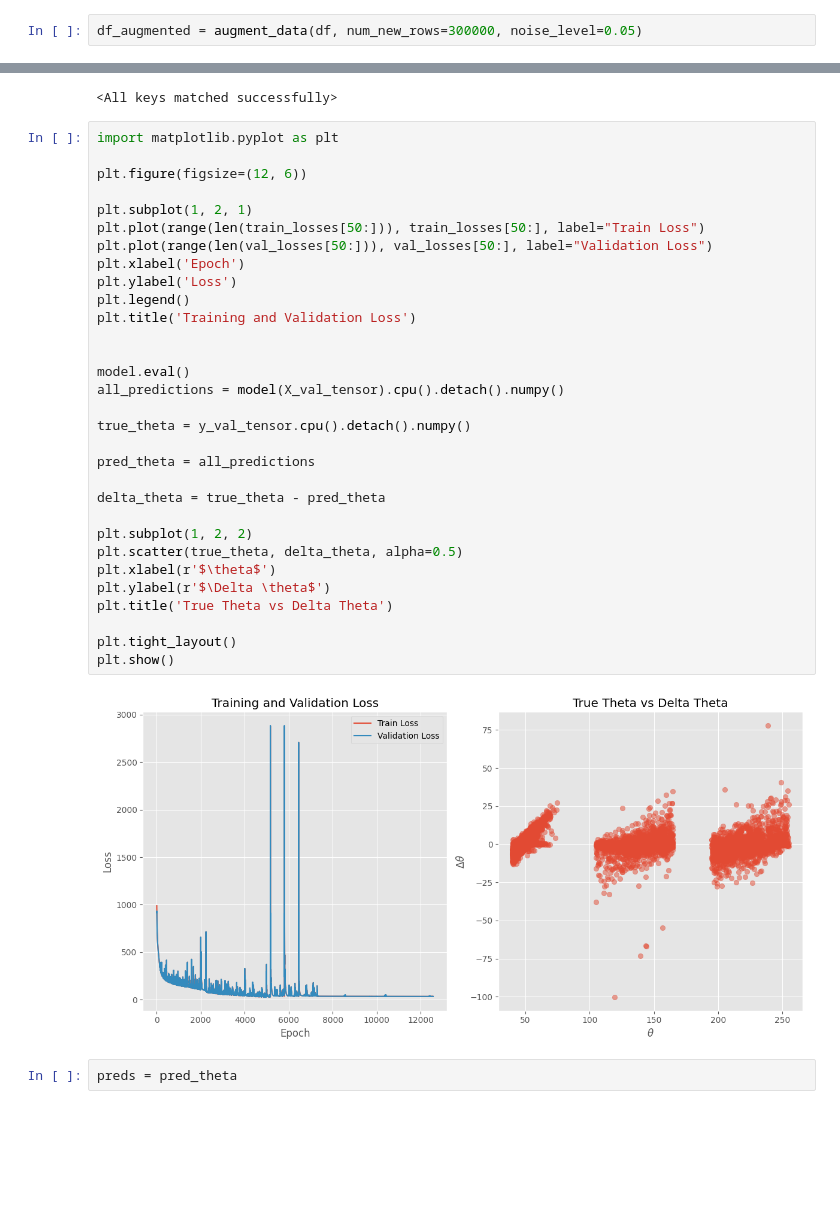
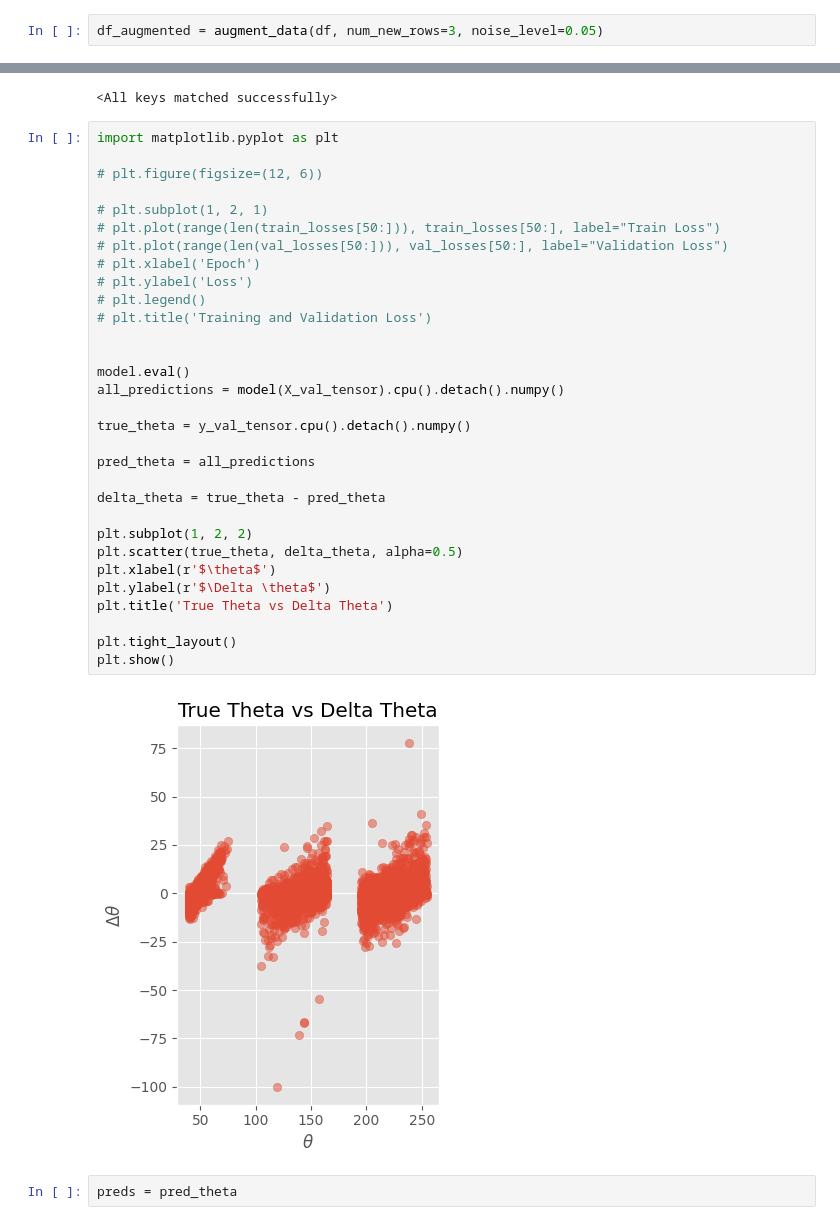
Before and after one commit to matalhim/EAS, a Jupyter notebook: direction/nn4.ipynb, the cells around one changed output, grey strips where cells are left out. Saved outputs shown, nothing was run; the diff lists cells and outputs as text; blank space fills up the shorter version.

```diff
--- a/direction/nn4.ipynb
+++ b/direction/nn4.ipynb
@@ -67,6 +67,6 @@ def augment_data(df, num_new_rows=100, noise_level=0.05):
 
     return augmented_data
 # %%
-df_augmented = augment_data(df, num_new_rows=300000, noise_level=0.05)
+df_augmented = augment_data(df, num_new_rows=3, noise_level=0.05)
 # %%
 df_augmented.to_csv(r'..\data\train1.csv', index=False)
@@ -276,36 +279,36 @@ model.load_state_dict(checkpoint['model_state_dict'])
 # %%
 import matplotlib.pyplot as plt
 
-plt.figure(figsize=(12, 6))
+# plt.figure(figsize=(12, 6))
 
-plt.subplot(1, 2, 1)
-plt.plot(range(len(train_losses[50:])), train_losses[50:], label="Train Loss")
-plt.plot(range(len(val_losses[50:])), val_losses[50:], label="Validation Loss")
-plt.xlabel('Epoch')
-plt.ylabel('Loss')
-plt.legend()
-plt.title('Training and Validation Loss')
+# plt.subplot(1, 2, 1)
+# plt.plot(range(len(train_losses[50:])), train_losses[50:], label="Train Loss")
+# plt.plot(range(len(val_losses[50:])), val_losses[50:], label="Validation Loss")
+# plt.xlabel('Epoch')
+# plt.ylabel('Loss')
+# plt.legend()
+# plt.title('Training and Validation Loss')
 
 
 model.eval()
 all_predictions = model(X_val_tensor).cpu().detach().numpy()
 
 true_theta = y_val_tensor.cpu().detach().numpy()
 
 pred_theta = all_predictions
 
 delta_theta = true_theta - pred_theta
 
 plt.subplot(1, 2, 2)
 plt.scatter(true_theta, delta_theta, alpha=0.5)
 plt.xlabel(r'$\theta$')
 plt.ylabel(r'$\Delta \theta$')
 plt.title('True Theta vs Delta Theta')
 
 plt.tight_layout()
 plt.show()
 # %% [output]
-[figure, old version]
+[figure, new version]
 # %%
 preds = pred_theta
 # %%
```
Also changed, not shown: parts of 11 cells of this notebook, 1 other file.
